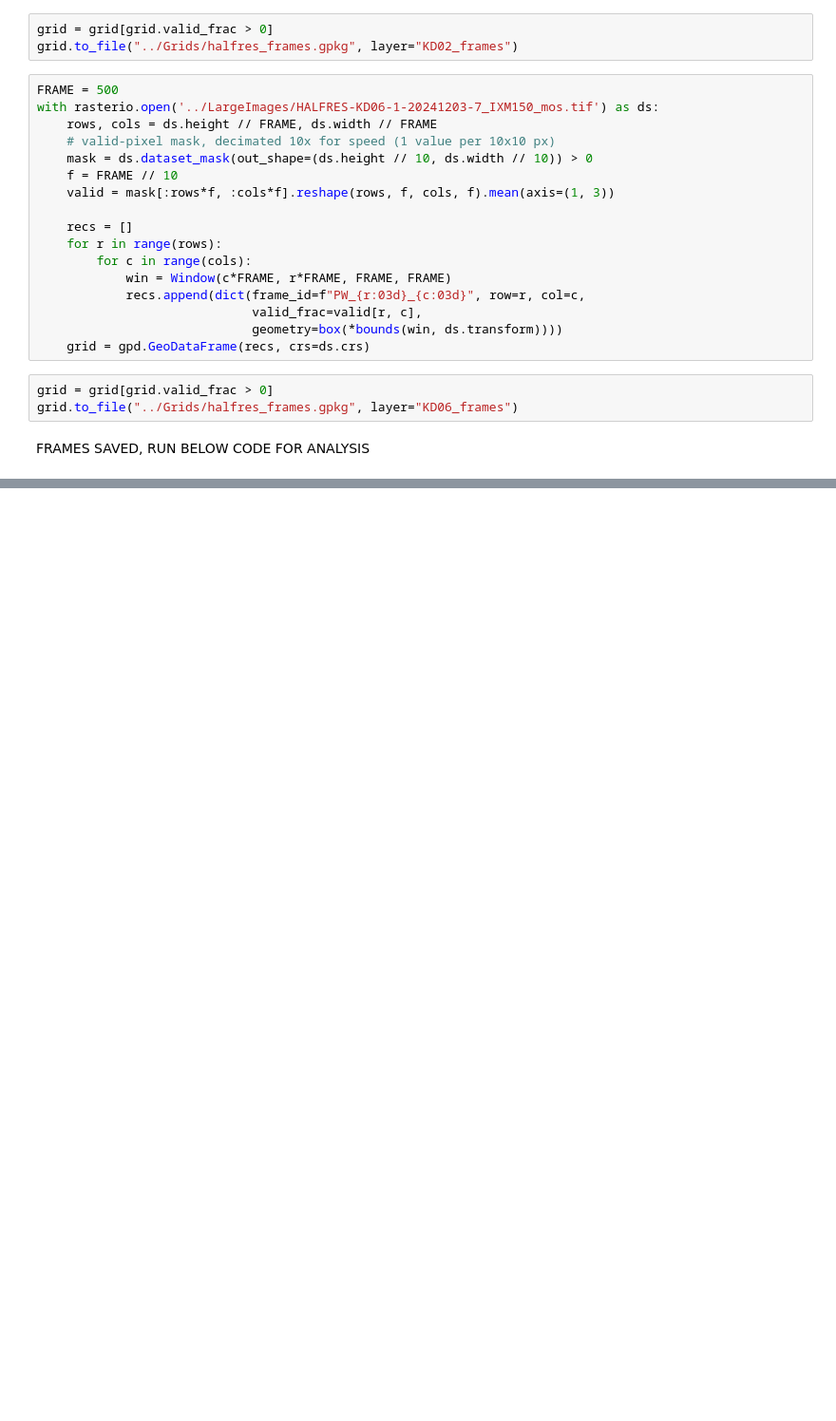
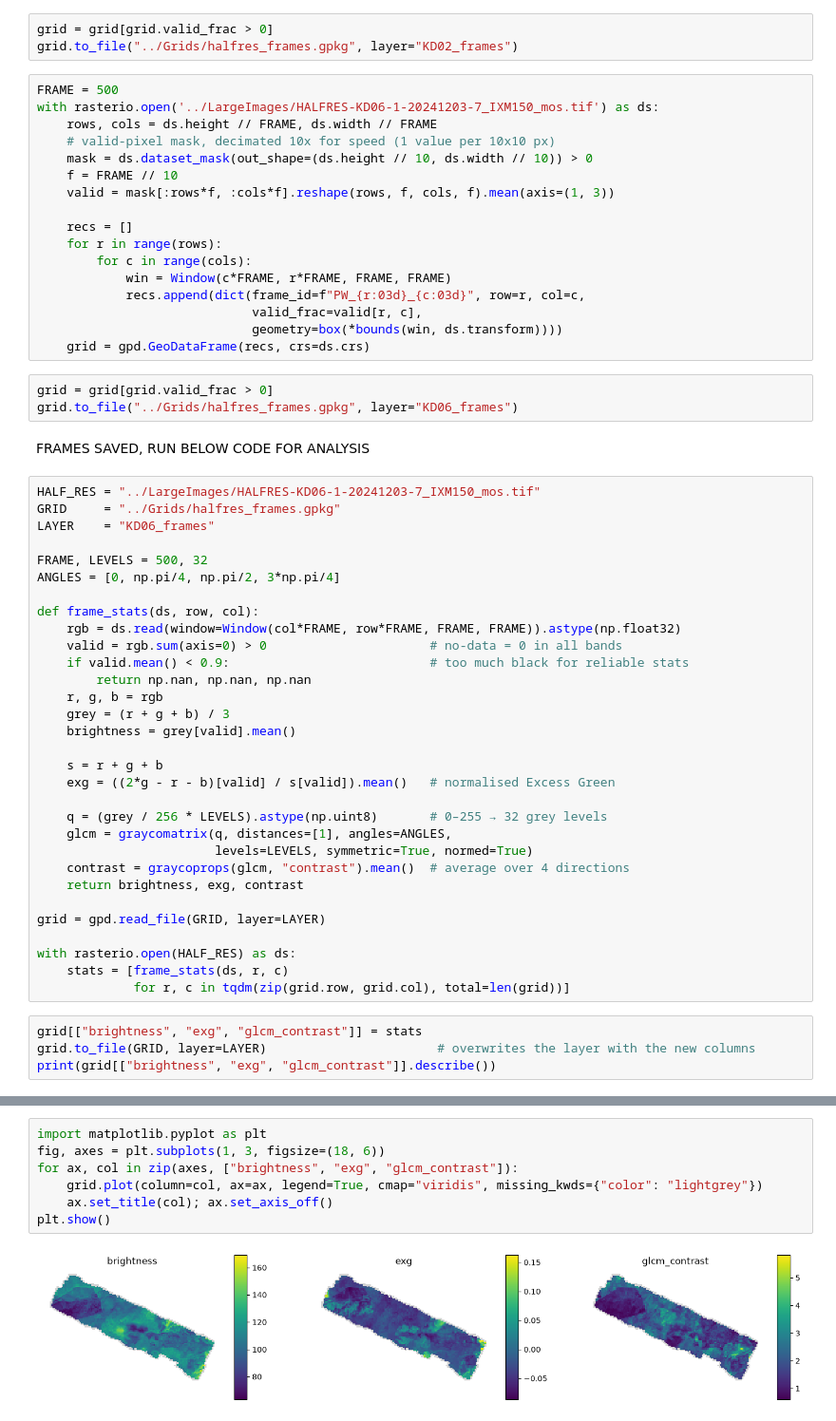
Before and after one commit to cooper-hofton/rhodai, a Jupyter notebook: autocorrelation-investigation.ipynb, the cells around one changed output, grey strips where cells are left out. Shown at 95% size. Drawn from its saved outputs; the diff is of its cells as text; blank space fills up the shorter version.

```diff
--- a/autocorrelation-investigation.ipynb
+++ b/autocorrelation-investigation.ipynb
@@ -44,3 +47,38 @@ grid = grid[grid.valid_frac > 0]
 grid.to_file("../Grids/halfres_frames.gpkg", layer="KD06_frames")
 # %% [markdown]
 FRAMES SAVED, RUN BELOW CODE FOR ANALYSIS
+# %%
+HALF_RES = "../LargeImages/HALFRES-KD06-1-20241203-7_IXM150_mos.tif"
+GRID     = "../Grids/halfres_frames.gpkg"
+LAYER    = "KD06_frames"
+
+FRAME, LEVELS = 500, 32
+ANGLES = [0, np.pi/4, np.pi/2, 3*np.pi/4]
+
+def frame_stats(ds, row, col):
+    rgb = ds.read(window=Window(col*FRAME, row*FRAME, FRAME, FRAME)).astype(np.float32)
+    valid = rgb.sum(axis=0) > 0                      # no-data = 0 in all bands
+    if valid.mean() < 0.9:                           # too much black for reliable stats
+        return np.nan, np.nan, np.nan
+    r, g, b = rgb
+    grey = (r + g + b) / 3
+    brightness = grey[valid].mean()
+
+    s = r + g + b
+    exg = ((2*g - r - b)[valid] / s[valid]).mean()   # normalised Excess Green
+
+    q = (grey / 256 * LEVELS).astype(np.uint8)       # 0–255 → 32 grey levels
+    glcm = graycomatrix(q, distances=[1], angles=ANGLES,
+                        levels=LEVELS, symmetric=True, normed=True)
+    contrast = graycoprops(glcm, "contrast").mean()  # average over 4 directions
+    return brightness, exg, contrast
+
+grid = gpd.read_file(GRID, layer=LAYER)
+
+with rasterio.open(HALF_RES) as ds:
+    stats = [frame_stats(ds, r, c)
+             for r, c in tqdm(zip(grid.row, grid.col), total=len(grid))]
+# %%
+grid[["brightness", "exg", "glcm_contrast"]] = stats
+grid.to_file(GRID, layer=LAYER)                       # overwrites the layer with the new columns
+print(grid[["brightness", "exg", "glcm_contrast"]].describe())
@@ -46,0 +95,9 @@ FRAMES SAVED, RUN BELOW CODE FOR ANALYSIS
+# %%
+import matplotlib.pyplot as plt
+fig, axes = plt.subplots(1, 3, figsize=(18, 6))
+for ax, col in zip(axes, ["brightness", "exg", "glcm_contrast"]):
+    grid.plot(column=col, ax=ax, legend=True, cmap="viridis", missing_kwds={"color": "lightgrey"})
+    ax.set_title(col); ax.set_axis_off()
+plt.show()
+# %% [output]
+[figure, added]
```
Also changed, not shown: parts of 7 cells of this notebook.
